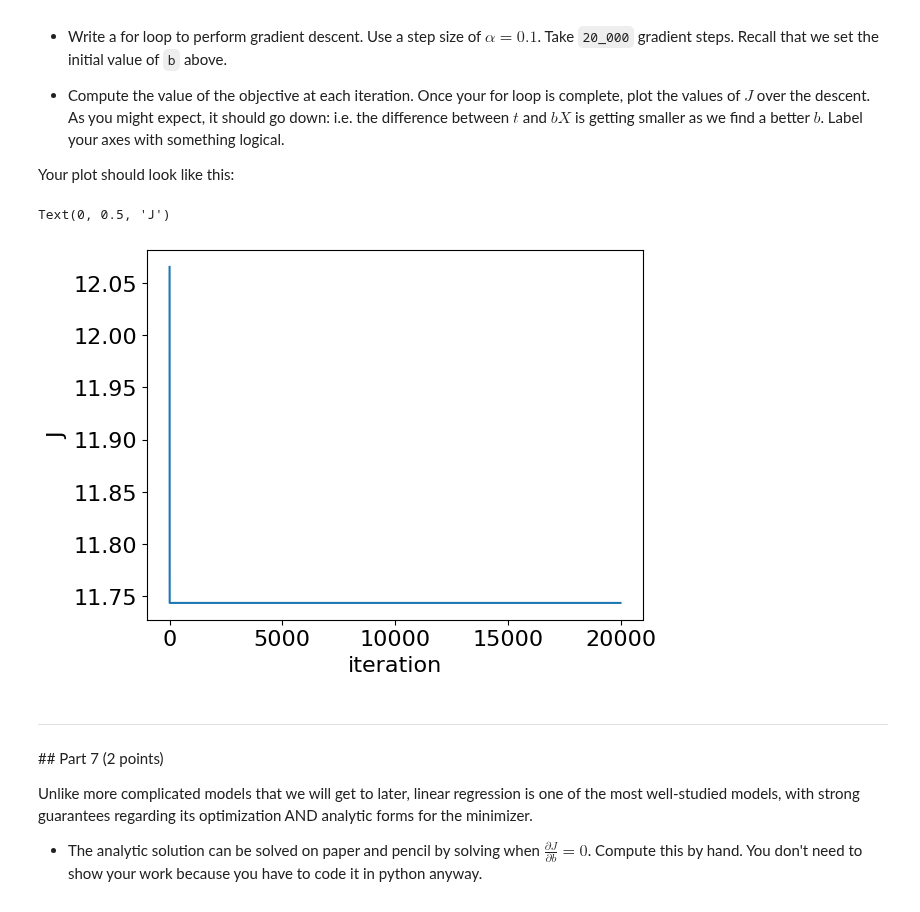
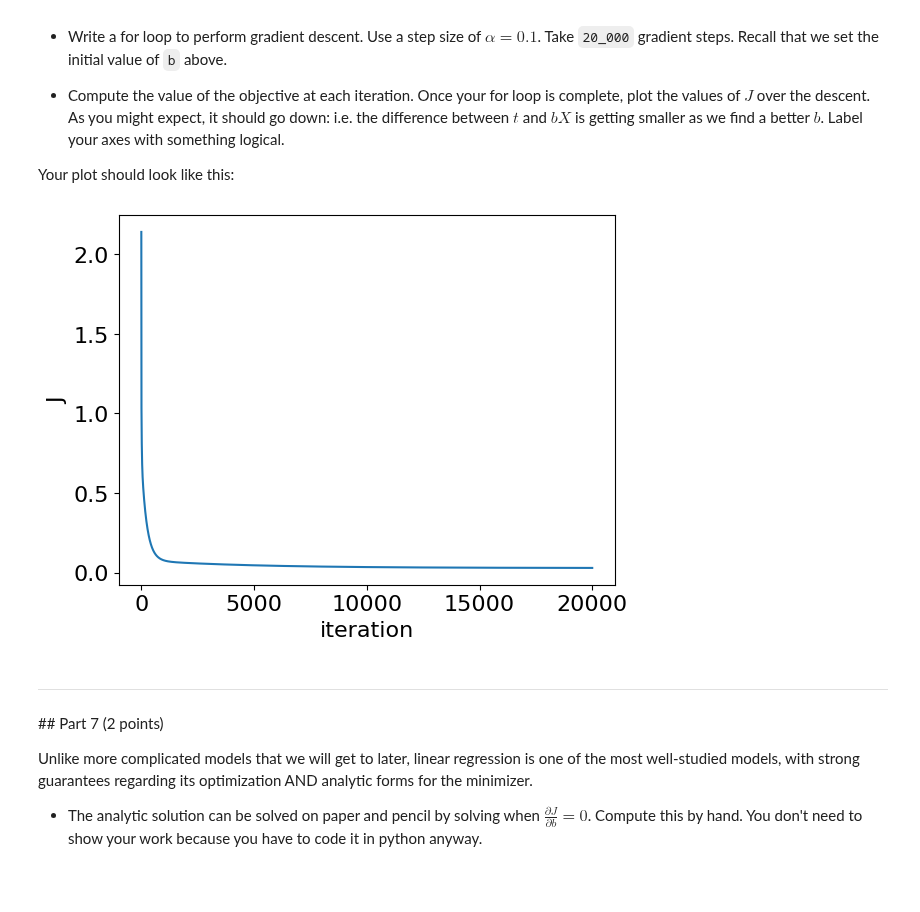
Before and after one commit to Urvi-M/BE559, a Jupyter notebook: Homework2_part1_v2.ipynb, the cells around one changed output. Drawn from its saved outputs; the diff is of its cells as text; code cells hidden in the pictures.

```diff
--- a/Homework2_part1_v2.ipynb
+++ b/Homework2_part1_v2.ipynb
@@ -138,12 +141,12 @@ Functions make our lives much easier. When we write code that we use over and ov
 *  Write a function that takes `x` as an input and returns all polynomials up to order 9 of each entry of `x`.
 * Execute the function to illustrate that it works. The output should be shape $10 \times 12$, so show that it is. (It is of dimension 10 becuase we are up to the 9-th order polynomial, and we are including the 0-th order.)
 # %%
-def poly(X):
-  squares = [[X[j]**i for j in range(len(x))]for i in range(0,10)]
+def poly(X,n):
+  squares = [[X[j]**i for j in range(len(x))]for i in range(0,n)]
   return squares
-
-print(poly(x))
-np.shape(poly(x))
+n=10
+print(poly(x,n))
+np.shape(poly(x,n))
 # %% [output]
 [[1.0, 1.0, 1.0, 1.0, 1.0, 1.0, 1.0, 1.0, 1.0, 1.0, 1.0, 1.0], [0.0, 0.08333333333333333, 0.16666666666666666, 0.25, 0.3333333333333333, 0.41666666666666663, 0.5, 0.5833333333333333, 0.666666666666666 ...
 (10, 12)
@@ -171,16 +174,17 @@ n=10
 b0 = np.random.normal(loc =0,scale =0.01,size=n)
 
 def dotp(x,b):
-  a=poly(x)
+  a=poly(x,n)
   prod = np.array(np.dot(b,a))
   return prod
 print(np.shape(dotp(x,b0)))
 
 def ssd(x,b,t):
   bx=dotp(x,b)
-  J = 1/2*(np.sum(np.abs(t-bx)))**2
+  J = 1/2*(np.sum((t-bx)**2))
   return J
 
-ssd(x,b0,t) # scalar value
+J0=ssd(x,b0,t) # scalar value
+print(J0)
 # %% [output]
 (12,)
@@ -199,16 +203,14 @@ To compute the $b$ that minimizes our objective function we are going to perform
 
 *  Confirm that it returns of vector of dimension `n`
 # %%
-practice = np.dot(poly(x), np.transpose(poly(x)))
+practice = np.dot(poly(x,n), np.transpose(poly(x,n)))
 print(np.shape(practice))
 
 def gradient(t,x,b):
-  bx=dotp(x,b)
-  d = np.array(t-bx)
-  dJ_db = -np.dot(d,np.transpose(poly(x)))
+  dJ_db = np.dot(np.dot(poly(x,n), np.transpose(poly(x,n))),b)-np.dot(t,np.transpose(poly(x,n)))
   np.shape(dJ_db)
   return dJ_db
-
-print(np.shape(gradient(t,x,b0)))
+dJ0 =gradient(t,x,b0)
+print(np.shape(dJ0))
 # %% [output]
 (10, 10)
@@ -225,21 +227,24 @@ Now that we have python functions for our objective function and our gradient, w
 
 Your plot should look like this:
 # %%
-a=0.1
-steps= np.arange(0,20000)
-b = [[0]*n]*20000
+a = 0.1
+steps = np.arange(0,20000)
+b = [[0]*n]*len(steps) #2000x10
 b[0] = b0
-J = np.zeros((20000,))
-for i in steps:
-  J[i]= np.sum(gradient(t,x,b[i]))
-  b[i] =b[i-1] -a*(J[i-1])
+dJ = [[0]*n]*len(steps)
+J = [0]*len(steps)
+J[0] =J0
+for i in steps-1:
+  dJ[i] = (gradient(t,x,b[i]))
+  b[i+1] = b[i] -a*(dJ[i])
+  J[i+1] = ssd(x,b[i+1],t)
 
 plt.plot(steps,J)
 plt.xlabel('iteration')
 plt.ylabel('J')
+plt.show()
 # %% [output]
-Text(0, 0.5, 'J')
-[figure, old version]
+[figure, new version]
 # %% [markdown]
 ---
 ## Part 7 (2 points)
```
Also changed, not shown: parts of 6 cells of this notebook.
